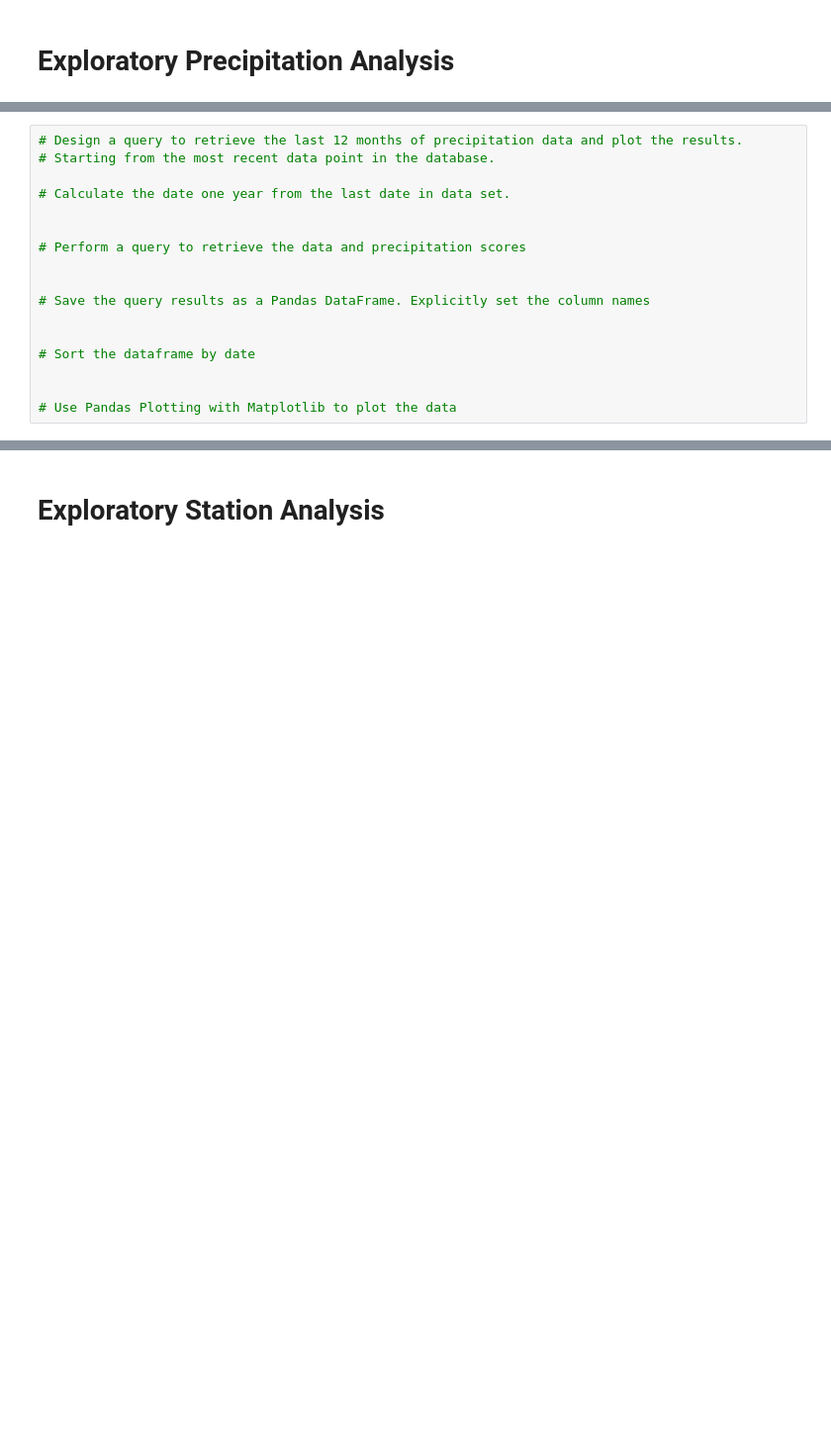
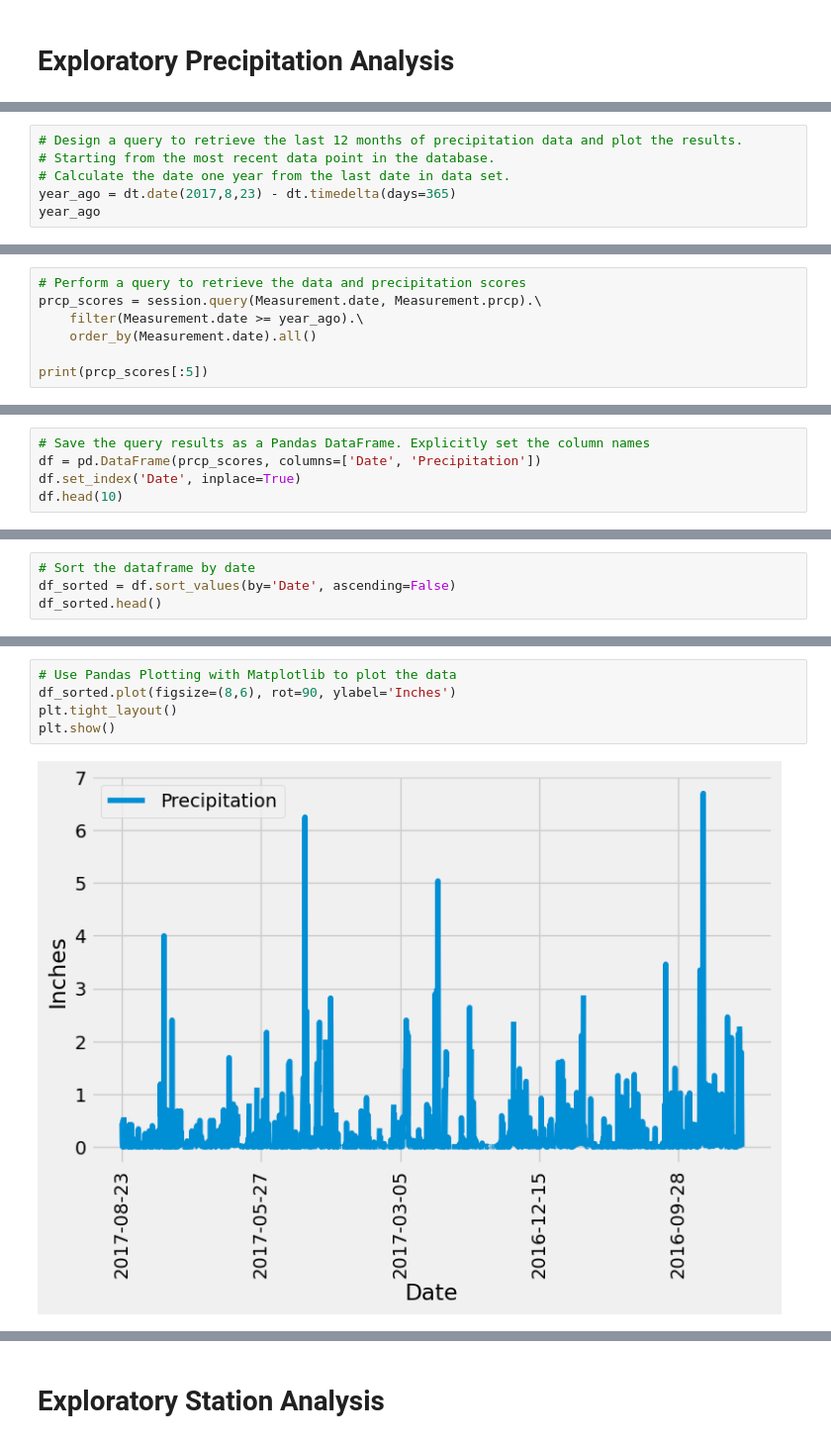
Before and after one commit to odwct/SQLalchemy-Challenge, a Jupyter notebook: SurfsUp/climate_starter.ipynb, the cells around one changed output, grey strips where cells are left out. Shown at 99% size. Saved outputs shown, nothing was run; the diff lists cells and outputs as text; blank space fills up the shorter version.

```diff
--- a/SurfsUp/climate_starter.ipynb
+++ b/SurfsUp/climate_starter.ipynb
@@ -35,17 +48,6 @@ engine = create_engine("sqlite:///Resources/hawaii.sqlite")
 # %%
 # Design a query to retrieve the last 12 months of precipitation data and plot the results.
 # Starting from the most recent data point in the database.
-
 # Calculate the date one year from the last date in data set.
-
-
-# Perform a query to retrieve the data and precipitation scores
-
-
-# Save the query results as a Pandas DataFrame. Explicitly set the column names
-
-
-# Sort the dataframe by date
-
-
-# Use Pandas Plotting with Matplotlib to plot the data
+year_ago = dt.date(2017,8,23) - dt.timedelta(days=365)
+year_ago
@@ -51,0 +56,7 @@ engine = create_engine("sqlite:///Resources/hawaii.sqlite")
+# %%
+# Perform a query to retrieve the data and precipitation scores
+prcp_scores = session.query(Measurement.date, Measurement.prcp).\
+    filter(Measurement.date >= year_ago).\
+    order_by(Measurement.date).all()
+
+print(prcp_scores[:5])
@@ -51,0 +65,5 @@ engine = create_engine("sqlite:///Resources/hawaii.sqlite")
+# %%
+# Save the query results as a Pandas DataFrame. Explicitly set the column names
+df = pd.DataFrame(prcp_scores, columns=['Date', 'Precipitation'])
+df.set_index('Date', inplace=True)
+df.head(10)
@@ -51,0 +83,4 @@ engine = create_engine("sqlite:///Resources/hawaii.sqlite")
+# %%
+# Sort the dataframe by date
+df_sorted = df.sort_values(by='Date', ascending=False)
+df_sorted.head()
@@ -52,2 +106,9 @@ engine = create_engine("sqlite:///Resources/hawaii.sqlite")
+# %%
+# Use Pandas Plotting with Matplotlib to plot the data
+df_sorted.plot(figsize=(8,6), rot=90, ylabel='Inches')
+plt.tight_layout()
+plt.show()
+# %% [output]
+[figure, added]
 # %%
 # Use Pandas to calculate the summary statistics for the precipitation data
```
Also changed, not shown: parts of 19 cells of this notebook, 1 other file.
